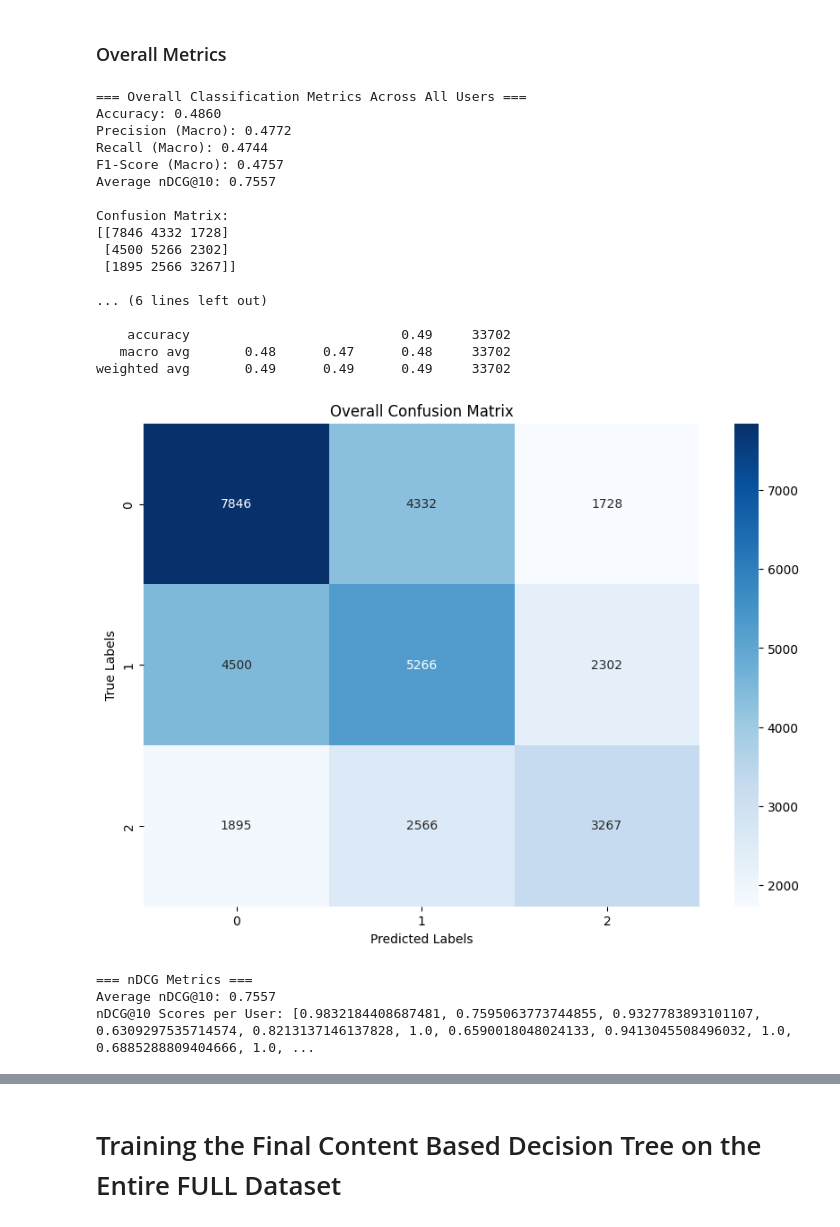
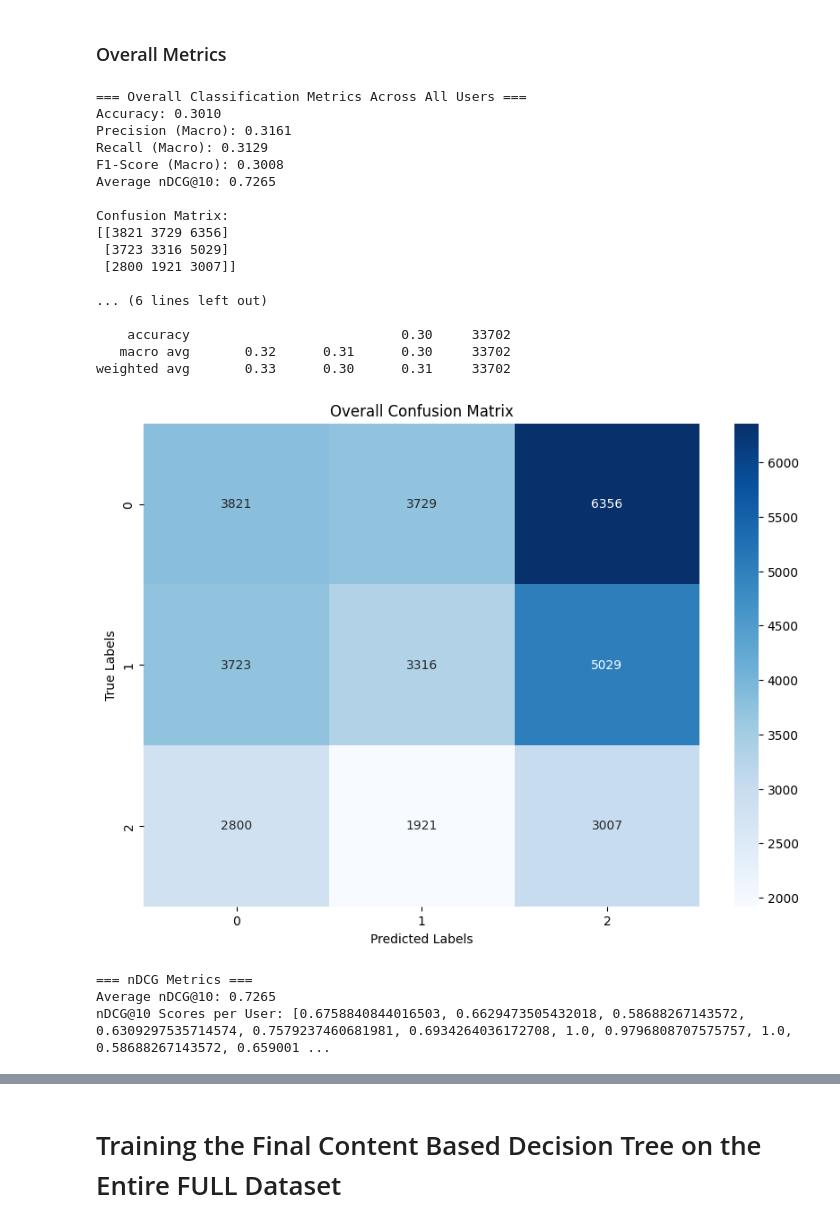
Before and after one commit to NikiLalev/rs_project_group12, a Jupyter notebook: experiments/final_individual_recsys_joao.ipynb, the cells around one changed output, grey strips where cells are left out. Saved outputs shown, nothing was run; the diff lists cells and outputs as text; code cells hidden in the pictures.

Commit message:
Compares different Dec Tree Max Depth and Random Classifier

```diff
--- a/experiments/final_individual_recsys_joao.ipynb
+++ b/experiments/final_individual_recsys_joao.ipynb
@@ -600,42 +890,0 @@ y_test_pred: [1, 2, 2, 0]
-# %%
-# IMPORTS
-import pickle
-import random
-from sklearn import metrics
-
-# Load the user_models dictionary from the pickle file
-with open('user_models.pkl', 'rb') as file:
-    loaded_user_models = pickle.load(file)
-
-# Check if loaded_user_models is not empty
-if not loaded_user_models:
-    print("The user_models dictionary is empty. Please ensure that models have been trained and saved correctly.")
-else:
-    # Select a random user
-    sample_user = random.choice(list(loaded_user_models.keys()))
-
-
-    # Retrieve the model and prediction data for the selected user
-    user_data = loaded_user_models[sample_user]
-    model = user_data['model']
-    y_test = user_data['y_test']
-    y_test_pred = user_data['y_test_pred']
-
-    # Compute Classification Metrics
-    accuracy = metrics.accuracy_score(y_test, y_test_pred)
-    precision = metrics.precision_score(y_test, y_test_pred, average='macro', zero_division=0)
-    recall = metrics.recall_score(y_test, y_test_pred, average='macro', zero_division=0)
-    f1 = metrics.f1_score(y_test, y_test_pred, average='macro', zero_division=0)
-    conf_matrix = metrics.confusion_matrix(y_test, y_test_pred)
-    class_report = metrics.classification_report(y_test, y_test_pred, zero_division=0)
-
-    # Print Metrics
-    print(f"\n=== Metrics for User: {sample_user} ===")
-    print(f"Accuracy: {accuracy:.4f}")
-    print(f"Precision (Macro): {precision:.4f}")
-    print(f"Recall (Macro): {recall:.4f}")
-    print(f"F1-Score (Macro): {f1:.4f}")
-    print("\nConfusion Matrix:")
-    print(conf_matrix)
-    print("\nClassification Report:")
-    print(class_report)
@@ -811,7 +1040,7 @@ def compute_ndcg(y_test, y_pred, k=10, relevance_mapping=None):
     return ndcg
 
 # Load the user_models dictionary from the pickle file
-with open('user_models.pkl', 'rb') as file:
+with open('user_models_random_classifier', 'rb') as file:
     loaded_user_models = pickle.load(file)
 
 # Check if loaded_user_models is not empty
@@ -908,45 +1137,45 @@ else:
         plt.figure(figsize=(8, 6))
         sns.histplot(ndcg_scores, bins=20, kde=True, color='skyblue')
         plt.title(f'Distribution of nDCG@{k} Scores Across Users')
         plt.xlabel('nDCG@k')
         plt.ylabel('Frequency')
         plt.show()
 
         # Optional: Save Metrics to JSON Files
         metrics_dict = {
             'Accuracy': accuracy,
             'Precision_Macro': precision,
             'Recall_Macro': recall,
             'F1_Score_Macro': f1,
             f'Average_nDCG@{k}': average_ndcg
         }
 
         with open('overall_metrics.json', 'w') as json_file:
             json.dump(metrics_dict, json_file, indent=4)
 
         with open('per_user_ndcg_scores.json', 'w') as json_file:
             json.dump(ndcg_scores, json_file, indent=4)
     else:
         print("No nDCG scores to display.")
 # %% [output]
 === Overall Classification Metrics Across All Users ===
-Accuracy: 0.4860
-Precision (Macro): 0.4772
-Recall (Macro): 0.4744
-F1-Score (Macro): 0.4757
-Average nDCG@10: 0.7557
+Accuracy: 0.3010
+Precision (Macro): 0.3161
+Recall (Macro): 0.3129
+F1-Score (Macro): 0.3008
+Average nDCG@10: 0.7265
 
 Confusion Matrix:
-[[7846 4332 1728]
- [4500 5266 2302]
- [1895 2566 3267]]
+[[3821 3729 6356]
+ [3723 3316 5029]
+ [2800 1921 3007]]
 
 ... (6 lines left out)
 
-    accuracy                           0.49     33702
-   macro avg       0.48      0.47      0.48     33702
-weighted avg       0.49      0.49      0.49     33702
+    accuracy                           0.30     33702
+   macro avg       0.32      0.31      0.30     33702
+weighted avg       0.33      0.30      0.31     33702
-[figure, old version]
+[figure, new version]
 === nDCG Metrics ===
-Average nDCG@10: 0.7557
-nDCG@10 Scores per User: [0.9832184408687481, 0.7595063773744855, 0.9327783893101107, 0.6309297535714574, 0.8213137146137828, 1.0, 0.6590018048024133, 0.9413045508496032, 1.0, 0.6885288809404666, 1.0, ...
+Average nDCG@10: 0.7265
+nDCG@10 Scores per User: [0.6758840844016503, 0.6629473505432018, 0.58688267143572, 0.6309297535714574, 0.7579237460681981, 0.6934264036172708, 1.0, 0.9796808707575757, 1.0, 0.58688267143572, 0.659001 ...
```
Also changed, not shown: parts of 8 cells of this notebook, 6 other files.
